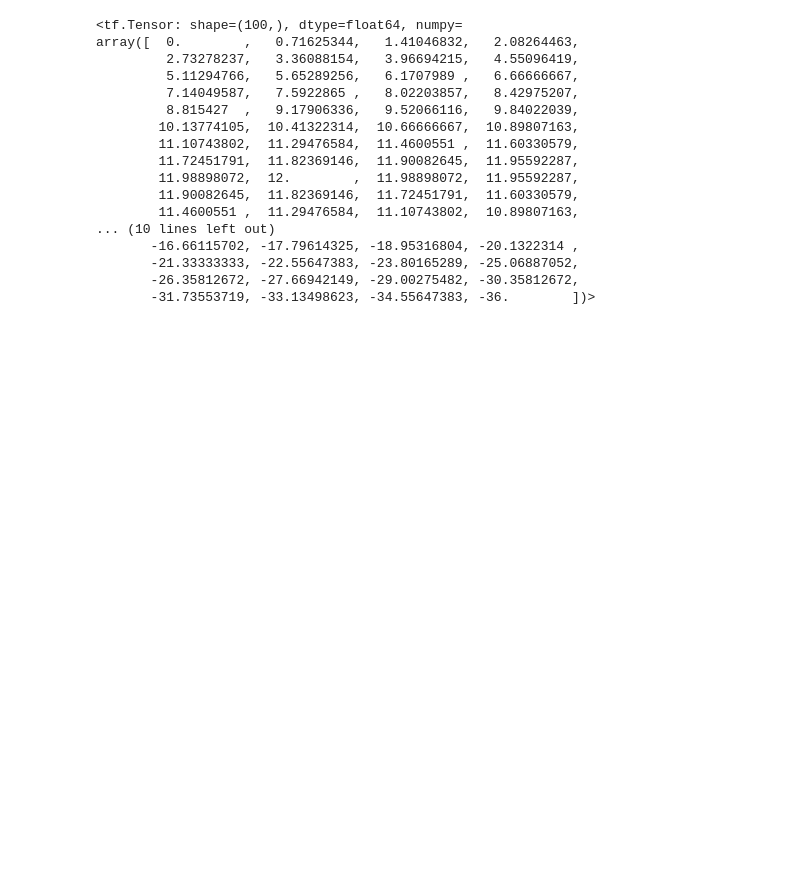
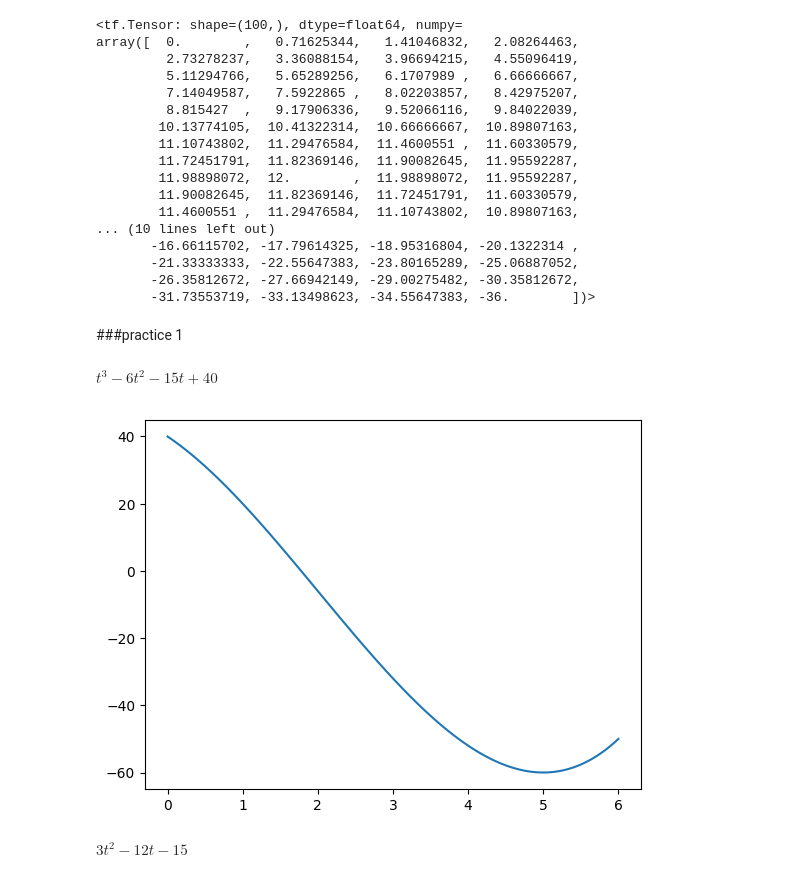
Before and after one commit to chaos1231107/2023_2nd_simester, a Jupyter notebook: 실습1강_동역학.ipynb, the cells around one changed output. Cells and saved outputs as stored; diff of their text form; code cells hidden in the pictures; blank space fills up the shorter version.

```diff
--- a/실습1강_동역학.ipynb
+++ b/실습1강_동역학.ipynb
@@ -212,3 +212,23 @@ array([  0.        ,   0.71625344,   1.41046832,   2.08264463,
        -21.33333333, -22.55647383, -23.80165289, -25.06887052,
        -26.35812672, -27.66942149, -29.00275482, -30.35812672,
        -31.73553719, -33.13498623, -34.55647383, -36.        ])>
+# %% [markdown]
+###practice 1
+# %%
+t = symbols('t')
+t_val = np.linspace(0, 6, 100)
+position = sp.Pow(t,3) - 6*np.square(t) - 15*t + 40
+position
+# %% [output]
+$\displaystyle t^{3} - 6 t^{2} - 15 t + 40$
+# %%
+p_val = np.array([position.subs(t,t_unit) for t_unit in t_val])
+plt.plot(t_val, p_val)
+plt.show()
+# %% [output]
+[figure, added]
+# %%
+velocity = sp.diff(position)
+velocity
+# %% [output]
+$\displaystyle 3 t^{2} - 12 t - 15$
```
Also changed, not shown: parts of 6 cells of this notebook.
